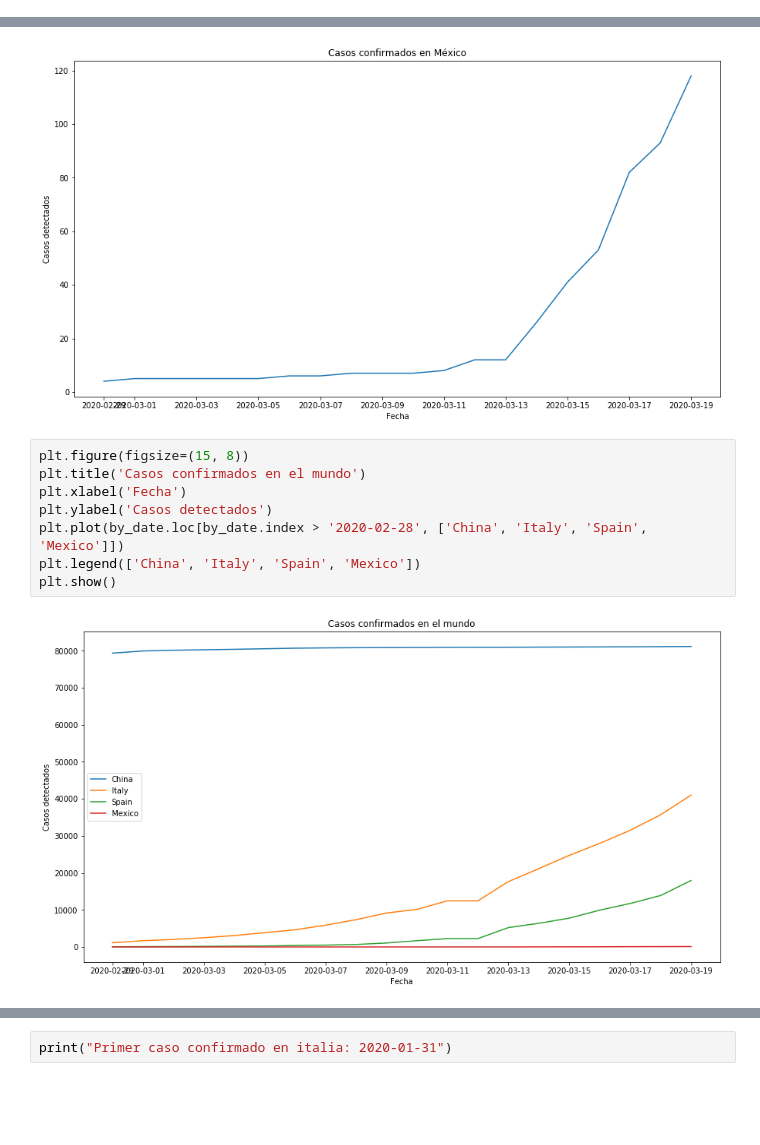
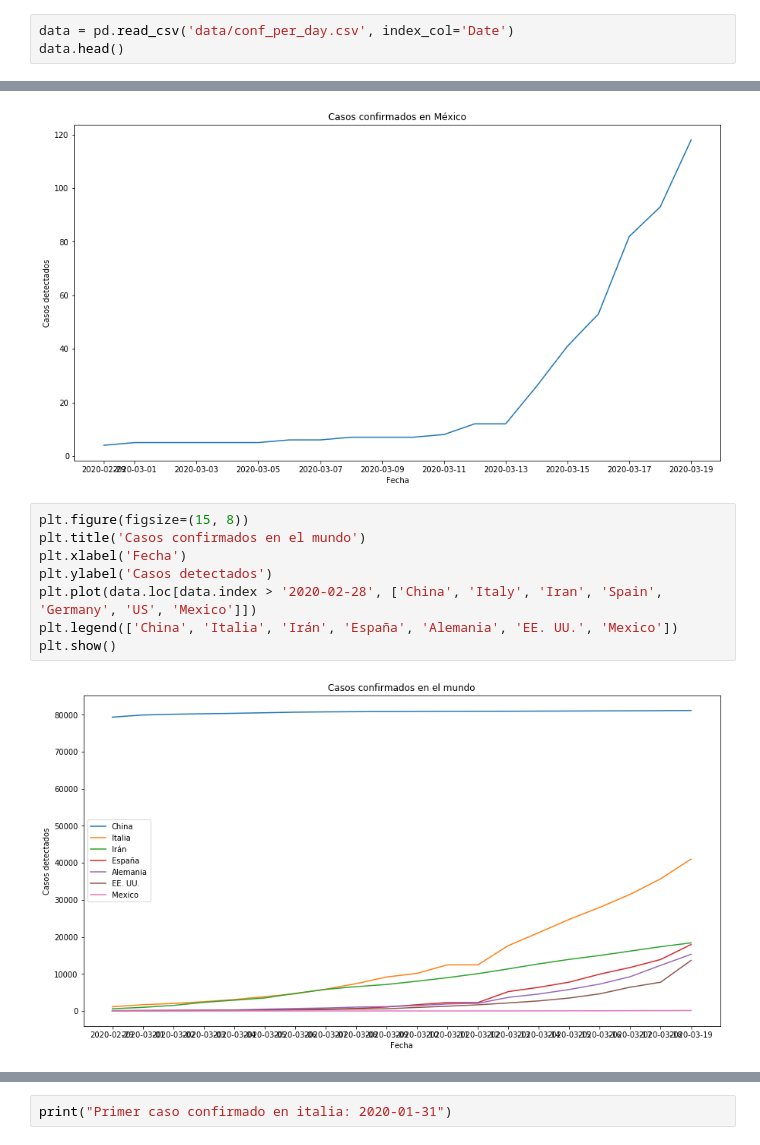
Before and after one commit to McSonk/covid19, a Jupyter notebook: casos.ipynb, the cells around one changed output, grey strips where cells are left out. Drawn from its saved outputs; the diff is of its cells as text; blank space fills up the shorter version.

```diff
--- a/casos.ipynb
+++ b/casos.ipynb
@@ -82,0 +7,3 @@ by_date[['Mexico', 'Spain']].tail(21)
+# %%
+data = pd.read_csv('data/conf_per_day.csv', index_col='Date')
+data.head()
@@ -93,13 +54,13 @@ plt.show()
 # %%
 plt.figure(figsize=(15, 8))
 plt.title('Casos confirmados en el mundo')
 plt.xlabel('Fecha')
 plt.ylabel('Casos detectados')
-plt.plot(by_date.loc[by_date.index > '2020-02-28', ['China', 'Italy', 'Spain', 'Mexico']])
-plt.legend(['China', 'Italy', 'Spain', 'Mexico'])
+plt.plot(data.loc[data.index > '2020-02-28', ['China', 'Italy', 'Iran', 'Spain', 'Germany', 'US', 'Mexico']])
+plt.legend(['China', 'Italia', 'Irán', 'España', 'Alemania', 'EE. UU.', 'Mexico'])
 plt.show()
 # %% [output]
-[figure, old version]
+[figure, new version]
 # %%
 plt.figure(figsize=(15, 8))
 plt.title('Casos confirmados en Italia')
```
Also changed, not shown: parts of 9 cells of this notebook.
